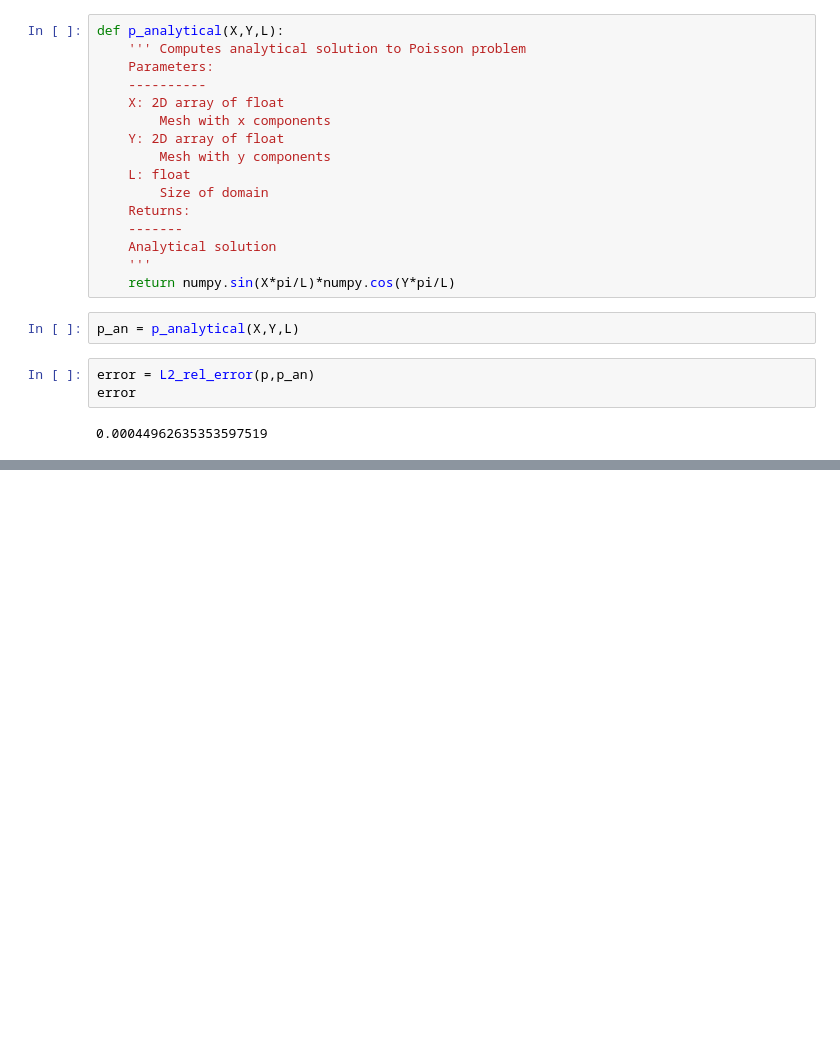
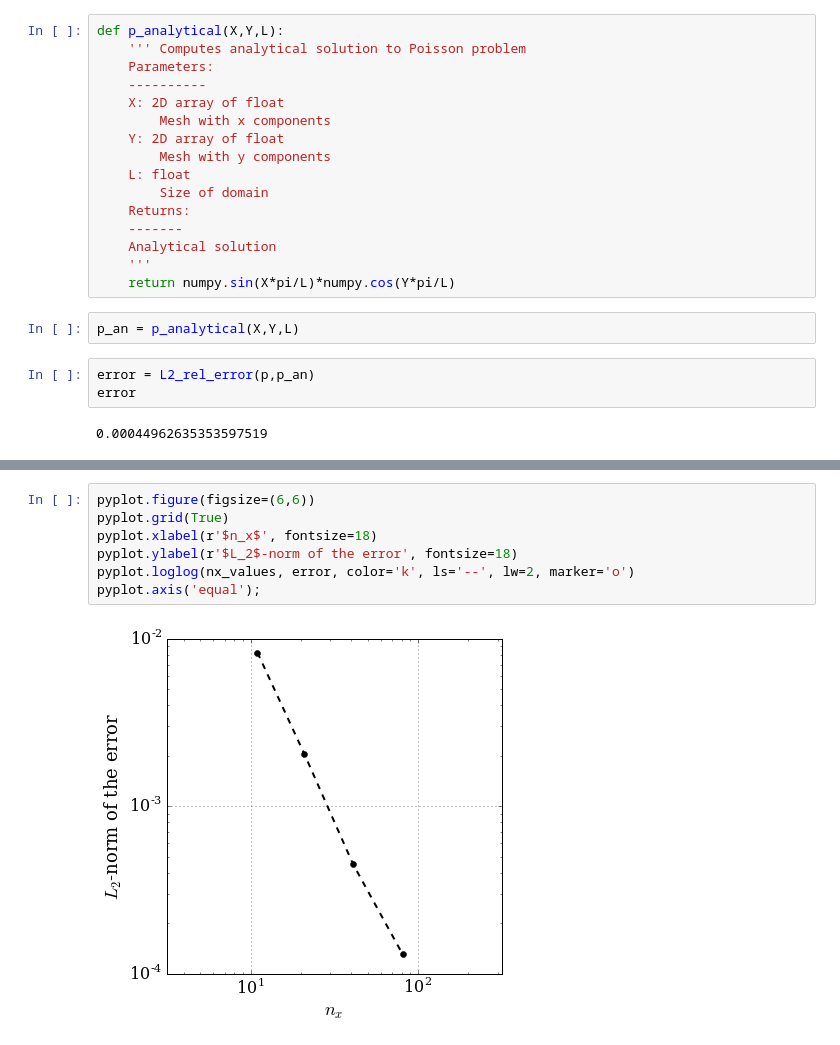
Before and after one commit to rambandaru/MAE6286, a Jupyter notebook: lessons/Elliptic_Problems/2D_Poission_Equation.ipynb, the cells around one changed output, grey strips where cells are left out. Drawn from its saved outputs; the diff is of its cells as text; blank space fills up the shorter version.

```diff
--- a/lessons/Elliptic_Problems/2D_Poission_Equation.ipynb
+++ b/lessons/Elliptic_Problems/2D_Poission_Equation.ipynb
@@ -153,0 +182,9 @@ error
+# %%
+pyplot.figure(figsize=(6,6))
+pyplot.grid(True)
+pyplot.xlabel(r'$n_x$', fontsize=18)
+pyplot.ylabel(r'$L_2$-norm of the error', fontsize=18)
+pyplot.loglog(nx_values, error, color='k', ls='--', lw=2, marker='o')
+pyplot.axis('equal');
+# %% [output]
+[figure, added]
```
Also changed, not shown: parts of 2 cells of this notebook.
